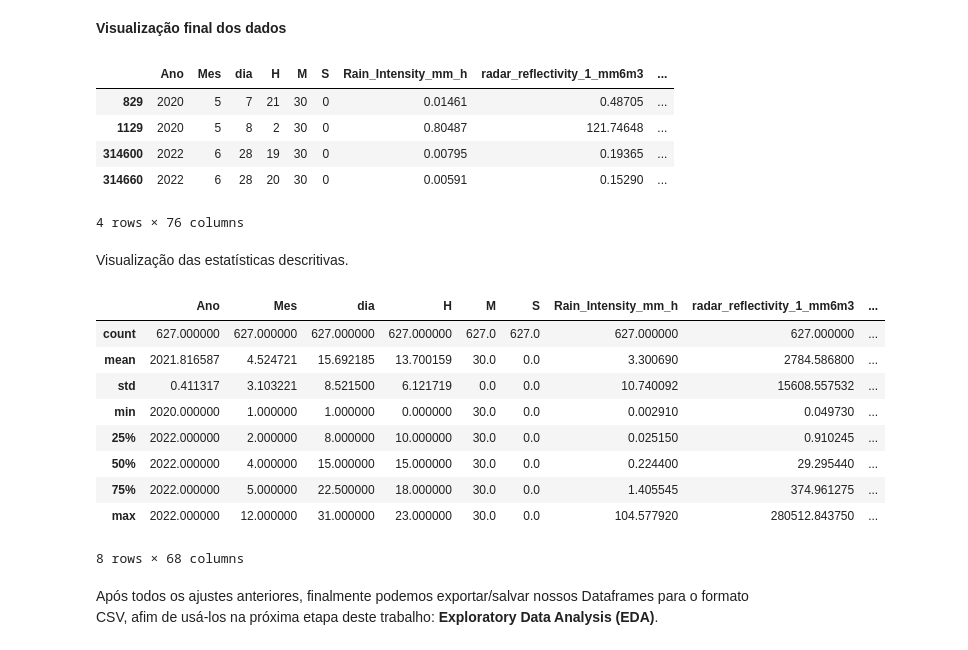
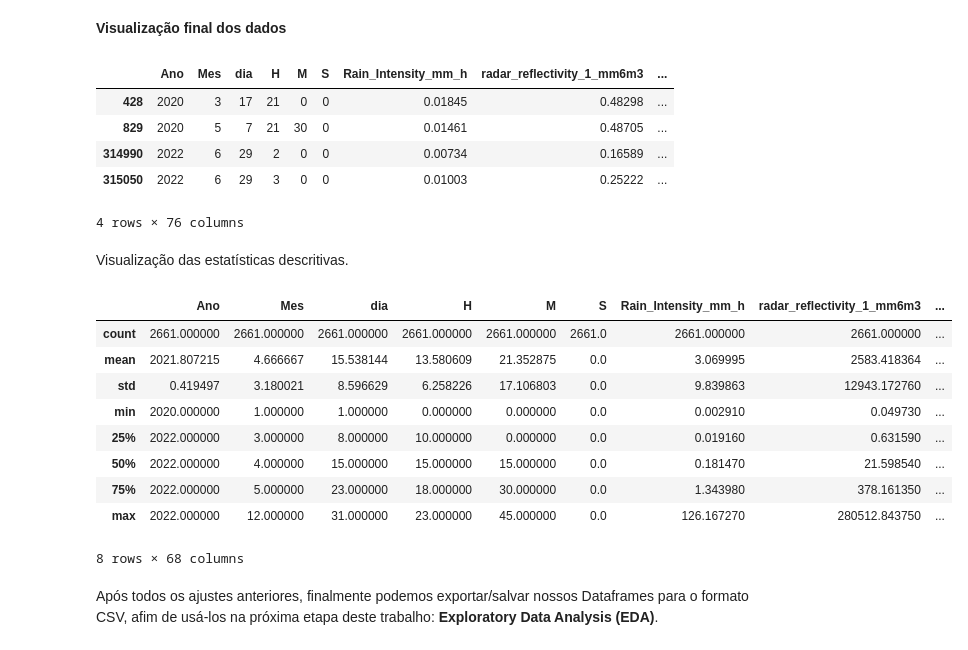
Before and after one commit to lourencocavalcante/Advanced-Topics-in-Environmental-Modeling, a Jupyter notebook: CAP_TAMA_2022_Parte1.ipynb, the cells around one changed output. Cells and saved outputs as stored; diff of their text form; code cells hidden in the pictures.

```diff
--- a/CAP_TAMA_2022_Parte1.ipynb
+++ b/CAP_TAMA_2022_Parte1.ipynb
@@ -450,6 +472,6 @@ df_MP3000A_RD80_final['Day_of_week'] = [d.day_name() for d in df_MP3000A_RD80_fi
 
   # Ordenando a coluna do dia da semana
 
-df_MP3000A_RD80_final['Day_of_week'] = pd.Categorical(df_MP3000A_RD80_final['Day_of_week'],
+df_MP3000A_RD80_final_filter['Day_of_week'] = pd.Categorical(df_MP3000A_RD80_final_filter['Day_of_week'],
                                 categories= ['Monday','Tuesday','Wednesday','Thursday','Friday','Saturday', 'Sunday'],
                                               ordered = True)
@@ -457,4 +485,4 @@ df_MP3000A_RD80_final['Day_of_week'] = pd.Categorical(df_MP3000A_RD80_final['Day
 
 # Criando a coluna hora do dia
 
-df_MP3000A_RD80_final['Time'] = [d.time() for d in df_MP3000A_RD80_final['Datetime']]
+df_MP3000A_RD80_final_filter['Time'] = [d.time() for d in df_MP3000A_RD80_final_filter['Datetime']]
@@ -462,41 +496,41 @@ df_MP3000A_RD80_final['Time'] = [d.time() for d in df_MP3000A_RD80_final['Dateti
 
 # Dividindo a coluna hora do dia em diferentes sessões em um dia
 
-df_MP3000A_RD80_final = df_MP3000A_RD80_final.assign(session=pd.cut(df_MP3000A_RD80_final.Datetime.dt.hour,
+df_MP3000A_RD80_final_filter = df_MP3000A_RD80_final_filter.assign(session=pd.cut(df_MP3000A_RD80_final_filter.Datetime.dt.hour,
                             [0,6,12,18,23],
                             labels=['Night','Morning','Afternoon','Evening'],
                             include_lowest=True))
 # %% [markdown]
 Agora vamos garantir de que os nossos dataframes estarão corretamente classificados eem ordem crescente. Vamos usar a função "**sort_values()**" do **Pandas**, tomando como referência a coluna "**Datetime**".
 # %%
-df_MP3000A_RD80_final = df_MP3000A_RD80_final.sort_values(by=['Datetime'])
+df_MP3000A_RD80_final_filter = df_MP3000A_RD80_final_filter.sort_values(by=['Datetime'])
 # %% [markdown]
 **Visualização final dos dados**
 # %%
 #Vamos visualizar as primeiras 2 e últimas 2 linhas dos dados
-df_MP3000A_RD80_final.loc[df_MP3000A_RD80_final['Rain_Intensity_mm_h'] > 0].head(n=2).append(df_MP3000A_RD80_final.loc[df_MP3000A_RD80_final['Rain_Intensity_mm_h'] > 0].tail(n=2))
+df_MP3000A_RD80_final_filter.loc[df_MP3000A_RD80_final_filter['Rain_Intensity_mm_h'] > 0].head(n=2).append(df_MP3000A_RD80_final_filter.loc[df_MP3000A_RD80_final_filter['Rain_Intensity_mm_h'] > 0].tail(n=2))
 # %% [output]
 |  | Ano | Mes | dia | H | M | S | Rain_Intensity_mm_h | radar_reflectivity_1_mm6m3 | ... |
+| 428 | 2020 | 3 | 17 | 21 | 0 | 0 | 0.01845 | 0.48298 | ... |
 | 829 | 2020 | 5 | 7 | 21 | 30 | 0 | 0.01461 | 0.48705 | ... |
-| 1129 | 2020 | 5 | 8 | 2 | 30 | 0 | 0.80487 | 121.74648 | ... |
-| 314600 | 2022 | 6 | 28 | 19 | 30 | 0 | 0.00795 | 0.19365 | ... |
-| 314660 | 2022 | 6 | 28 | 20 | 30 | 0 | 0.00591 | 0.15290 | ... |
+| 314990 | 2022 | 6 | 29 | 2 | 0 | 0 | 0.00734 | 0.16589 | ... |
+| 315050 | 2022 | 6 | 29 | 3 | 0 | 0 | 0.01003 | 0.25222 | ... |
 4 rows × 76 columns
 # %% [markdown]
 Visualização das estatísticas descritivas.
 # %%
 #Visualização das estatísticas descritivas
-df_MP3000A_RD80_final.describe()
+df_MP3000A_RD80_final_filter.describe()
 # %% [output]
 |  | Ano | Mes | dia | H | M | S | Rain_Intensity_mm_h | radar_reflectivity_1_mm6m3 | ... |
-| count | 627.000000 | 627.000000 | 627.000000 | 627.000000 | 627.0 | 627.0 | 627.000000 | 627.000000 | ... |
-| mean | 2021.816587 | 4.524721 | 15.692185 | 13.700159 | 30.0 | 0.0 | 3.300690 | 2784.586800 | ... |
-| std | 0.411317 | 3.103221 | 8.521500 | 6.121719 | 0.0 | 0.0 | 10.740092 | 15608.557532 | ... |
-| min | 2020.000000 | 1.000000 | 1.000000 | 0.000000 | 30.0 | 0.0 | 0.002910 | 0.049730 | ... |
-| 25% | 2022.000000 | 2.000000 | 8.000000 | 10.000000 | 30.0 | 0.0 | 0.025150 | 0.910245 | ... |
-| 50% | 2022.000000 | 4.000000 | 15.000000 | 15.000000 | 30.0 | 0.0 | 0.224400 | 29.295440 | ... |
-| 75% | 2022.000000 | 5.000000 | 22.500000 | 18.000000 | 30.0 | 0.0 | 1.405545 | 374.961275 | ... |
-| max | 2022.000000 | 12.000000 | 31.000000 | 23.000000 | 30.0 | 0.0 | 104.577920 | 280512.843750 | ... |
+| count | 2661.000000 | 2661.000000 | 2661.000000 | 2661.000000 | 2661.000000 | 2661.0 | 2661.000000 | 2661.000000 | ... |
+| mean | 2021.807215 | 4.666667 | 15.538144 | 13.580609 | 21.352875 | 0.0 | 3.069995 | 2583.418364 | ... |
+| std | 0.419497 | 3.180021 | 8.596629 | 6.258226 | 17.106803 | 0.0 | 9.839863 | 12943.172760 | ... |
+| min | 2020.000000 | 1.000000 | 1.000000 | 0.000000 | 0.000000 | 0.0 | 0.002910 | 0.049730 | ... |
+| 25% | 2022.000000 | 3.000000 | 8.000000 | 10.000000 | 0.000000 | 0.0 | 0.019160 | 0.631590 | ... |
+| 50% | 2022.000000 | 4.000000 | 15.000000 | 15.000000 | 15.000000 | 0.0 | 0.181470 | 21.598540 | ... |
+| 75% | 2022.000000 | 5.000000 | 23.000000 | 18.000000 | 30.000000 | 0.0 | 1.343980 | 378.161350 | ... |
+| max | 2022.000000 | 12.000000 | 31.000000 | 23.000000 | 45.000000 | 0.0 | 126.167270 | 280512.843750 | ... |
 8 rows × 68 columns
 # %% [markdown]
 Após todos os ajustes anteriores, finalmente podemos exportar/salvar nossos Dataframes para o formato CSV, afim de usá-los na próxima etapa deste trabalho: **Exploratory Data Analysis (EDA)**.
```
Also changed, not shown: parts of 11 cells of this notebook.
